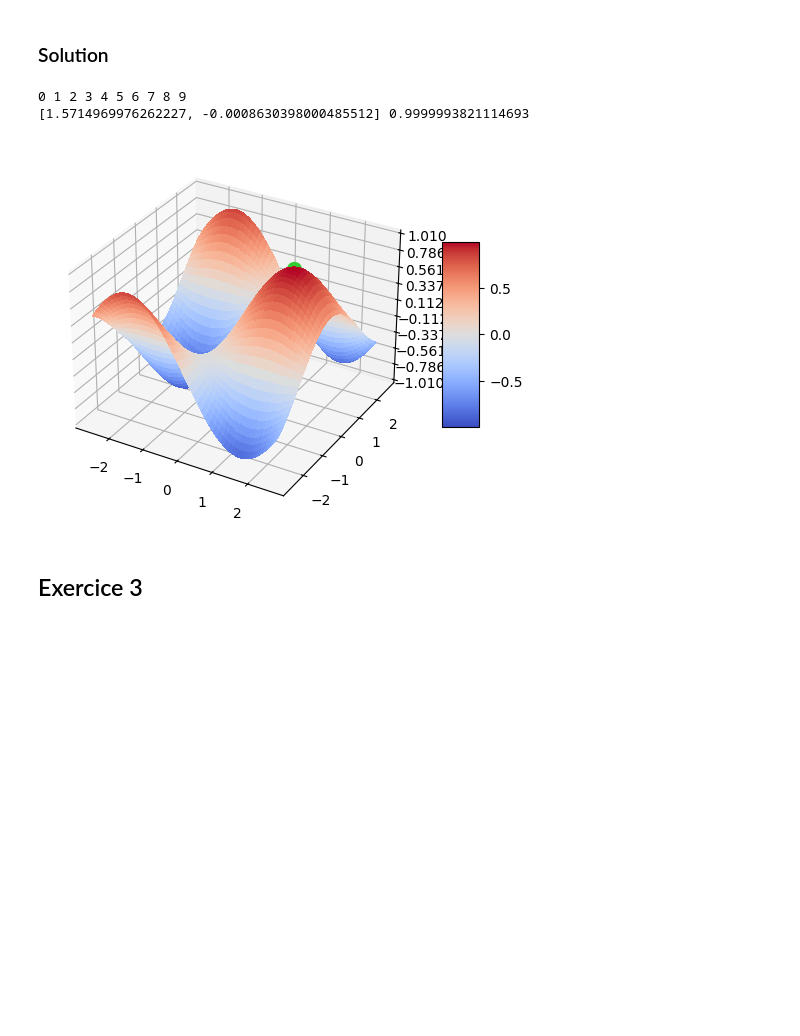
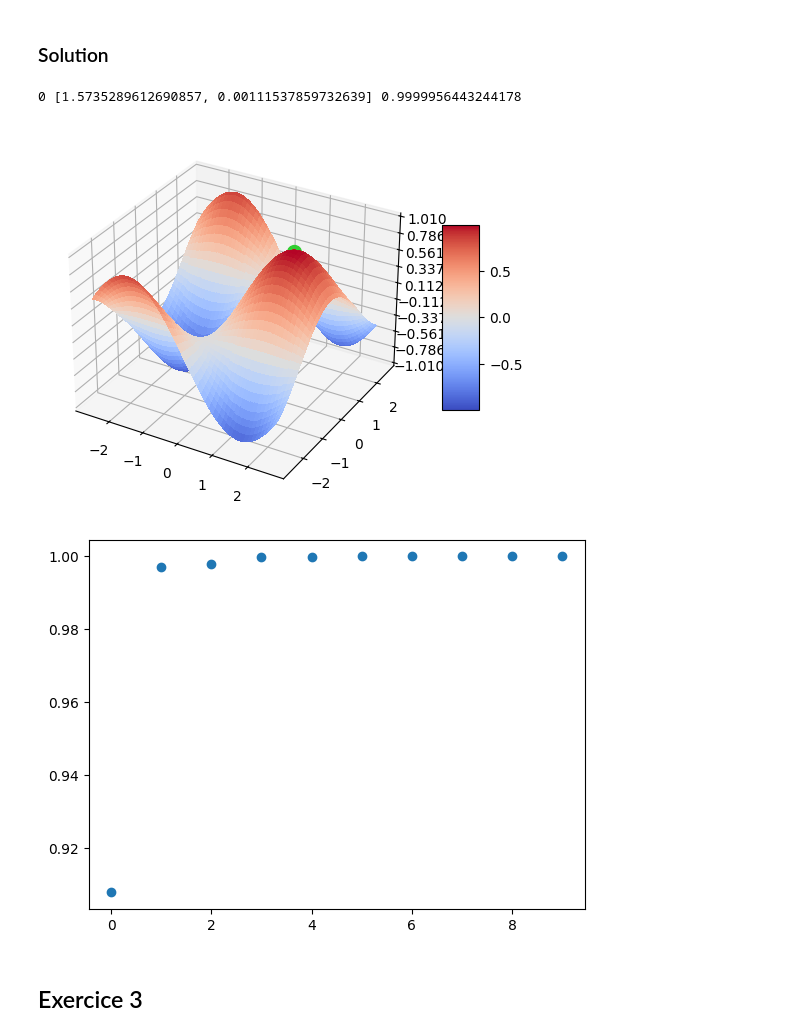
Before and after one commit to GeckSpy/IPdf2Latex, a Jupyter notebook: NoteBook/Machine Learning Theory/Genetic Algorithm/Genetic algorithm.ipynb, the cells around one changed output. Saved outputs shown, nothing was run; the diff lists cells and outputs as text; code cells hidden in the pictures; blank space fills up the shorter version.

Commit message:
upgrade geneticAlgo class

```diff
--- a/NoteBook/Machine Learning Theory/Genetic Algorithm/Genetic algorithm.ipynb
+++ b/NoteBook/Machine Learning Theory/Genetic Algorithm/Genetic algorithm.ipynb
@@ -462,37 +462,42 @@ plt.show()
 class MyAlgo(GeneticAlgo):
     def __init__(self, nb_gen=10, len_pop=100):
         super().__init__(nb_gen, len_pop)
 
     def score(self, x, y):
         return f(x, y)
 
     def gen_sol(self):
         x = rd.uniform(f_min, f_max)
         y = rd.uniform(f_min, f_max)
         return Solution([x,y], self.score(x,y))
 
     def cross_over(self, x, y):
         co_x = (x.sol[0]+y.sol[0])/2
         co_y = (x.sol[1]+y.sol[1])/2
         return Solution([co_x, co_y], self.score(co_x, co_y))
 
     def mutate(self, x):
         co_x = x.sol[0] + (-1)**rd.randint(0,1) * rd.random()/2
         co_y = x.sol[1] + (-1)**rd.randint(0,1) * rd.random()/2
         return Solution([co_x, co_y], self.score(co_x, co_y))
 
 
-best_sol = MyAlgo().algo()[0][0]
-print()
+last_pop, best_gen = MyAlgo().algo(gen=20) #gen> nb_gen means that we don't print each index of generation
+best_sol = last_pop[0]
 print(best_sol.sol, best_sol.score)
 
 plot_f()
 plt.plot(best_sol.sol[0], best_sol.sol[1], best_sol.score, "o", color="limegreen", markersize=10)
 plt.show()
+
+liste_x = [i for i in range(len(best_gen))]
+liste_y = [x.score for x in best_gen]
+plt.plot(liste_x, liste_y, "o")
+plt.show()
 # %% [output]
-0 1 2 3 4 5 6 7 8 9
-[1.5714969976262227, -0.0008630398000485512] 0.9999993821114693
+0 [1.5735289612690857, 0.00111537859732639] 0.9999956443244178
 [figure]
+[figure, added]
 # %% [markdown]
 ## Exercice 3
 # %% [markdown]
```
Also changed, not shown: parts of 1 cell of this notebook, 1 other file.
